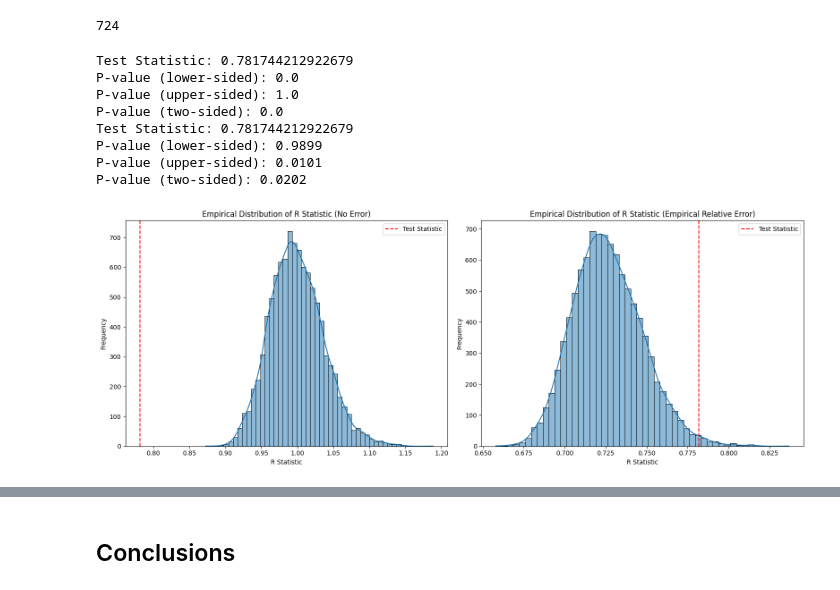
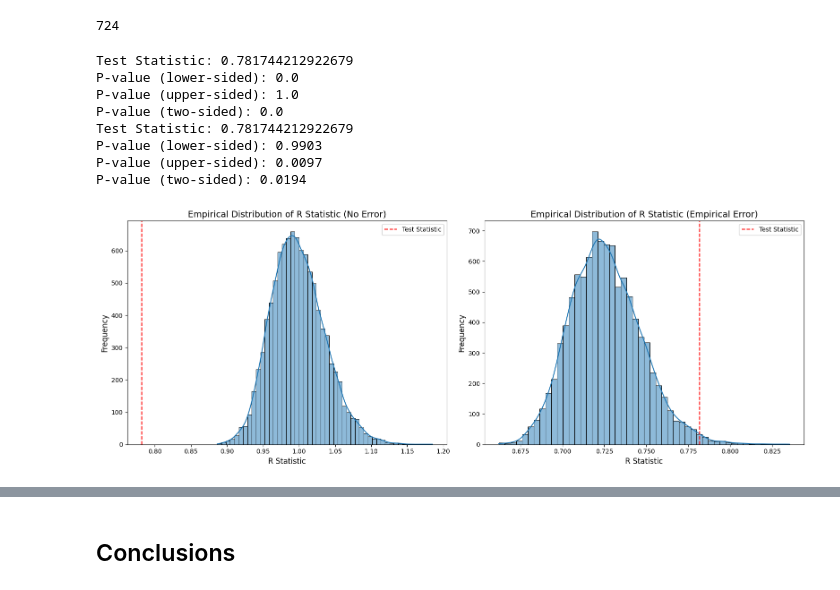
Before and after one commit to plhocker/top_wealth_thesis, a Jupyter notebook: Notebooks/extension/measurement_error.ipynb, the cells around one changed output, grey strips where cells are left out. Saved outputs shown, nothing was run; the diff lists cells and outputs as text; code cells hidden in the pictures.

```diff
--- a/Notebooks/extension/measurement_error.ipynb
+++ b/Notebooks/extension/measurement_error.ipynb
@@ -366,43 +366,43 @@ print('P-value (two-sided):', p_val_2_sided_no_error)
 
 test_stat_error, p_val_lo_error, p_val_hi_error, p_val_2_sided_error, dist_error = R_stat_pareto_test(
     us_21['log_net_worth'],
     order=2,
     n_samples_empirical_distribution=10000,
     round_decimals_non_log=None,
     measurement_error='empirical_relative_trimmed'
 )
 print('Test Statistic:', test_stat_error)
 print('P-value (lower-sided):', p_val_lo_error)
 print('P-value (upper-sided):', p_val_hi_error)
 print('P-value (two-sided):', p_val_2_sided_error)
 
 # Plot both empirical distributions in separate plots
 fig, ax = plt.subplots(1, 2, figsize=(16, 6))
 sns.histplot(dist_no_error, kde=True, ax=ax[0], bins=50)
 ax[0].axvline(test_stat_no_error, color='red', linestyle='--', label='Test Statistic')
 ax[0].legend()
-ax[0].set_title('Empirical Distribution of R Statistic (No Error)')
-ax[0].set_xlabel('R Statistic')
-ax[0].set_ylabel('Frequency')
+ax[0].set_title('Empirical Distribution of R Statistic (No Error)', fontsize=14)
+ax[0].set_xlabel('R Statistic', fontsize=12)
+ax[0].set_ylabel('Frequency', fontsize=12)
 
 sns.histplot(dist_error, kde=True, ax=ax[1], bins=50)
 ax[1].axvline(test_stat_error, color='red', linestyle='--', label='Test Statistic')
 ax[1].legend()
-ax[1].set_title('Empirical Distribution of R Statistic (Empirical Relative Error)')
-ax[1].set_xlabel('R Statistic')
-ax[1].set_ylabel('Frequency')
+ax[1].set_title('Empirical Distribution of R Statistic (Empirical Error)', fontsize=14)
+ax[1].set_xlabel('R Statistic', fontsize=12)
+ax[1].set_ylabel('Frequency', fontsize=12)
 plt.tight_layout()
 plt.show()
 # %% [output]
 Test Statistic: 0.781744212922679
 P-value (lower-sided): 0.0
 P-value (upper-sided): 1.0
 P-value (two-sided): 0.0
 Test Statistic: 0.781744212922679
-P-value (lower-sided): 0.9899
-P-value (upper-sided): 0.0101
-P-value (two-sided): 0.0202
+P-value (lower-sided): 0.9903
+P-value (upper-sided): 0.0097
+P-value (two-sided): 0.0194
-[figure, old version]
+[figure, new version]
 # %%
 # show the U.S. in 2021
 grouped.get_group(('Southeast Asia', '2019'))
```
Also changed, not shown: parts of 15 cells of this notebook, 19 other files.
